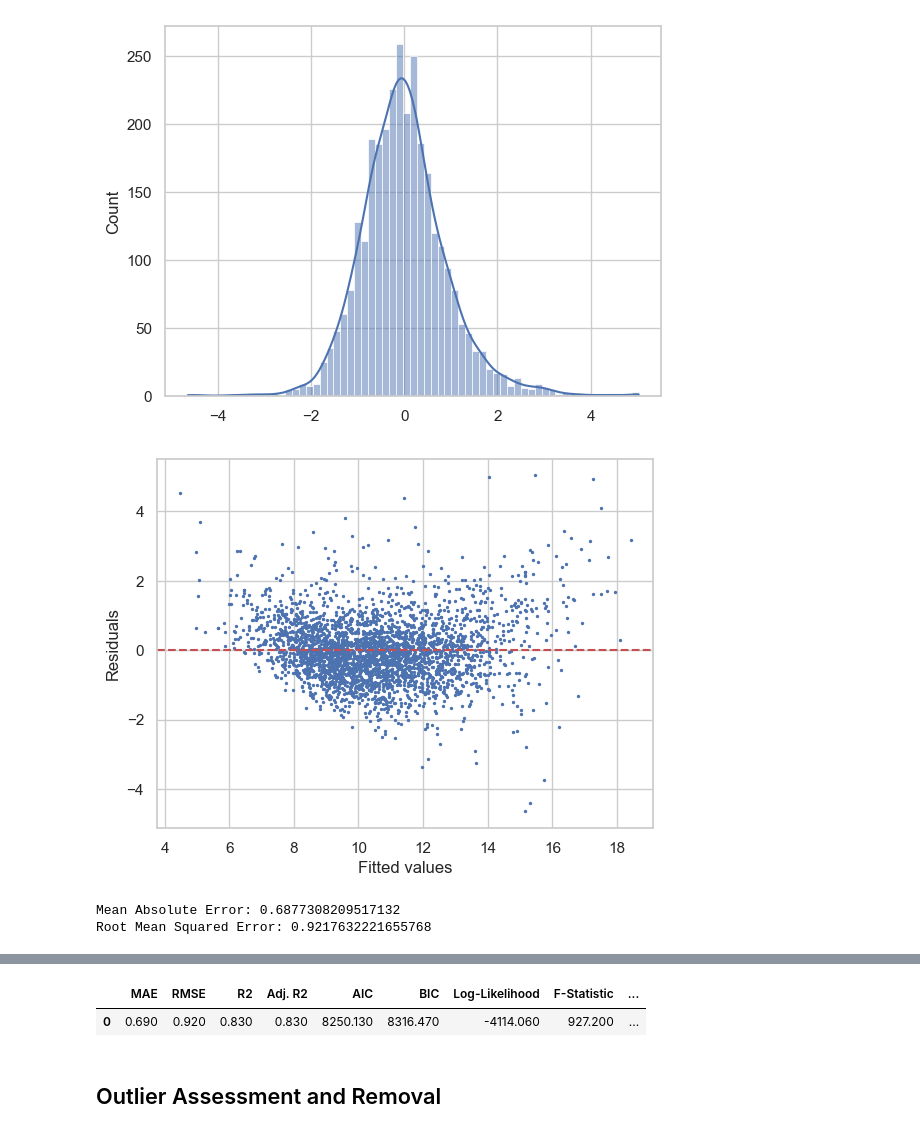
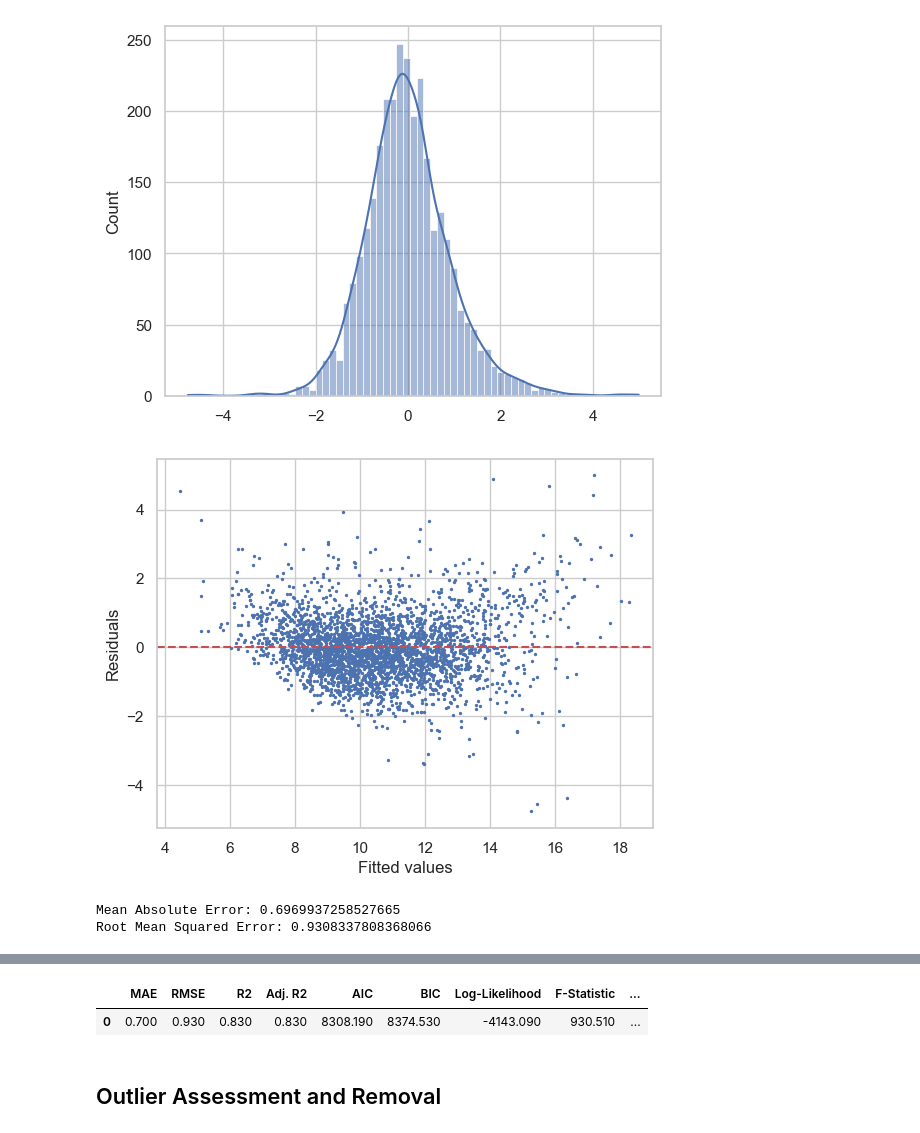
Before and after one commit to mfarme/eHealthEquity, a Jupyter notebook: Research/Analysis/RQ1 Analysis.ipynb, the cells around one changed output, grey strips where cells are left out. Drawn from its saved outputs; the diff is of its cells as text; code cells hidden in the pictures.

```diff
--- a/Research/Analysis/RQ1 Analysis.ipynb
+++ b/Research/Analysis/RQ1 Analysis.ipynb
@@ -14,7 +14,6 @@ pd.set_option('display.float_format', lambda x: '%.3f' % x)
 sns.set_theme(style="whitegrid")
 # %%
 df = pd.read_csv('../Data Source/final_merge.csv')
-df['bb_int_struct'] = df['bb_int_struct'] * 100
 # %%
 primary_dv = [
     'brfss_diabetes_ageadjprv'
@@ -36,6 +35,7 @@ structural = [
     'pct_race_white', #SES | Demographics
     'pct_race_black', #SES | Demographics
     'pct_race_aian', #SES | Demographics
+    'pct_race_asian', #SES | Demographics
     'pct_race_nhopi', #SES | Demographics
     'pct_race_other', #SES | Demographics
     #'pct_occ_unemp', #SES | Occupation
@@ -157,6 +191,20 @@ mae = np.mean(np.abs(residuals))
 print(f'Mean Absolute Error: {mae}')
 rmse = np.sqrt(np.mean(residuals**2))
 print(f'Root Mean Squared Error: {rmse}')
+
+#dataframe with variable names, coefficients, std err, t-values, 95% CI, round to 3 decimal places, seperate CI into two columns
+results = pd.DataFrame(model.params, columns=['Coef'])
+results['Std Err'] = model.bse
+results['t'] = model.tvalues
+results['95% CI'] = model.conf_int()[0]
+results['95% CI'] = results['95% CI'].round(3).astype(str) + ' , ' + model.conf_int()[1].round(3).astype(str)
+results[['CI Lower', 'CI Upper']] = results['95% CI'].str.split(',', expand=True)
+results = results.reset_index()
+results = results.rename(columns={'index':'Variable'})
+results = results.round(3)
+display(results)
+#export as csv named 'intermediary_results.csv'
+results.to_csv('../Data Source/intermediary_results.csv', index=False)
 # %% [output]
                                OLS Regression Results
 ====================================================================================
@@ -179,4 +227,4 @@ Notes:
-[figure, old version]
+[figure, new version]
-[figure, old version]
+[figure, new version]
-Mean Absolute Error: 0.6877308209517132
-Root Mean Squared Error: 0.9217632221655768
+Mean Absolute Error: 0.6969937258527665
+Root Mean Squared Error: 0.9308337808368066
@@ -195,7 +255,7 @@ fit_measures['F-Statistic p-value'] = [model.f_pvalue]
 display(fit_measures.round(2))
 # %% [output]
 |  | MAE | RMSE | R2 | Adj. R2 | AIC | BIC | Log-Likelihood | F-Statistic | ... |
-| 0 | 0.690 | 0.920 | 0.830 | 0.830 | 8250.130 | 8316.470 | -4114.060 | 927.200 | ... |
+| 0 | 0.700 | 0.930 | 0.830 | 0.830 | 8308.190 | 8374.530 | -4143.090 | 930.510 | ... |
 # %% [markdown]
 ## Outlier Assessment and Removal
 # %%
```
Also changed, not shown: parts of 5 cells of this notebook, 6 other files.
